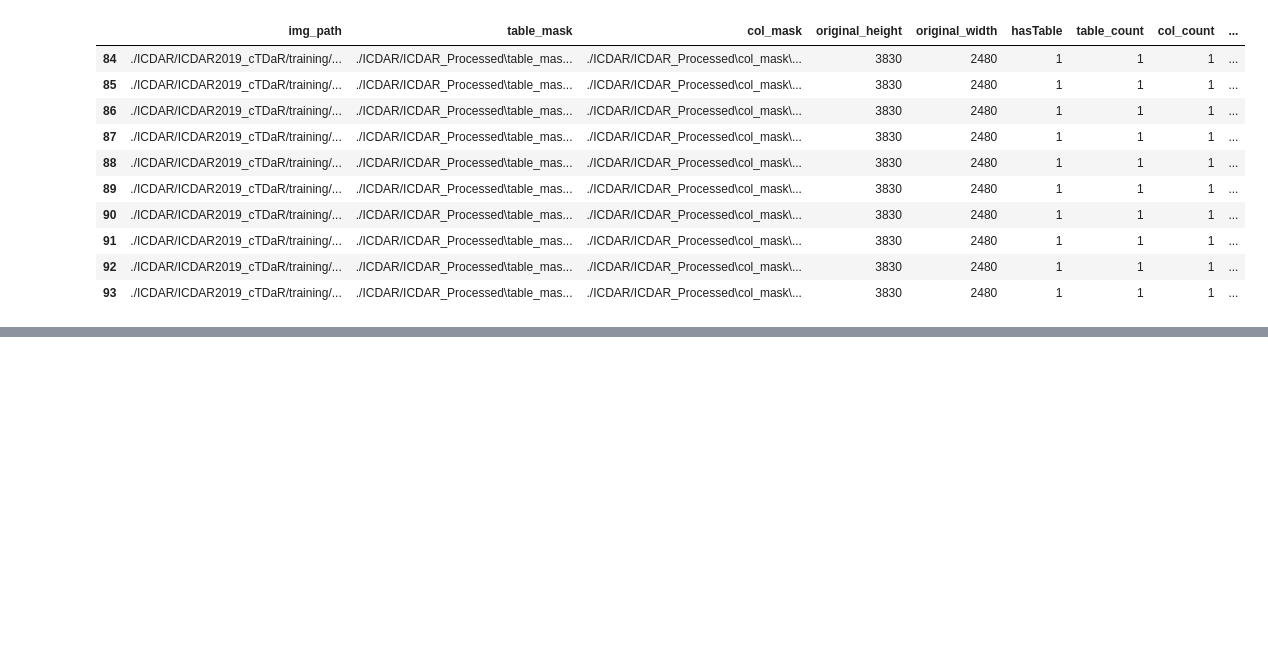
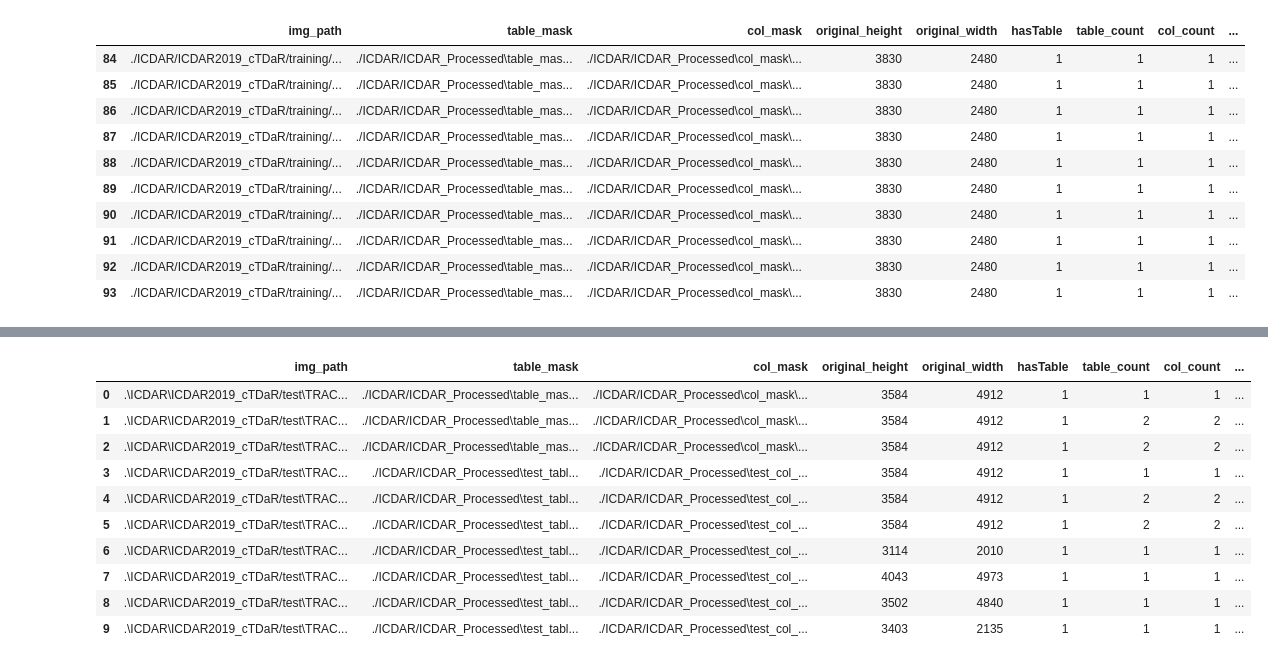
Before and after one commit to SidKad2003/TableNetForBunker, a Jupyter notebook: EDA-ICDAR.ipynb, the cells around one changed output, grey strips where cells are left out. Drawn from its saved outputs; the diff is of its cells as text; code cells hidden in the pictures; blank space fills up the shorter version.

Commit message:
DATA IS READY

```diff
--- a/EDA-ICDAR.ipynb
+++ b/EDA-ICDAR.ipynb
@@ -886,0 +1015,16 @@ temp3.tail(10)
+# %%
+dpf = pd.read_csv("processed_data_ICDAR_testdata.csv")
+# %%
+dpf.head(10)
+# %% [output]
+|  | img_path | table_mask | col_mask | original_height | original_width | hasTable | table_count | col_count | ... |
+| 0 | .\ICDAR\ICDAR2019_cTDaR/test\TRAC... | ./ICDAR/ICDAR_Processed\table_mas... | ./ICDAR/ICDAR_Processed\col_mask\... | 3584 | 4912 | 1 | 1 | 1 | ... |
+| 1 | .\ICDAR\ICDAR2019_cTDaR/test\TRAC... | ./ICDAR/ICDAR_Processed\table_mas... | ./ICDAR/ICDAR_Processed\col_mask\... | 3584 | 4912 | 1 | 2 | 2 | ... |
+| 2 | .\ICDAR\ICDAR2019_cTDaR/test\TRAC... | ./ICDAR/ICDAR_Processed\table_mas... | ./ICDAR/ICDAR_Processed\col_mask\... | 3584 | 4912 | 1 | 2 | 2 | ... |
+| 3 | .\ICDAR\ICDAR2019_cTDaR/test\TRAC... | ./ICDAR/ICDAR_Processed\test_tabl... | ./ICDAR/ICDAR_Processed\test_col_... | 3584 | 4912 | 1 | 1 | 1 | ... |
+| 4 | .\ICDAR\ICDAR2019_cTDaR/test\TRAC... | ./ICDAR/ICDAR_Processed\test_tabl... | ./ICDAR/ICDAR_Processed\test_col_... | 3584 | 4912 | 1 | 2 | 2 | ... |
+| 5 | .\ICDAR\ICDAR2019_cTDaR/test\TRAC... | ./ICDAR/ICDAR_Processed\test_tabl... | ./ICDAR/ICDAR_Processed\test_col_... | 3584 | 4912 | 1 | 2 | 2 | ... |
+| 6 | .\ICDAR\ICDAR2019_cTDaR/test\TRAC... | ./ICDAR/ICDAR_Processed\test_tabl... | ./ICDAR/ICDAR_Processed\test_col_... | 3114 | 2010 | 1 | 1 | 1 | ... |
+| 7 | .\ICDAR\ICDAR2019_cTDaR/test\TRAC... | ./ICDAR/ICDAR_Processed\test_tabl... | ./ICDAR/ICDAR_Processed\test_col_... | 4043 | 4973 | 1 | 1 | 1 | ... |
+| 8 | .\ICDAR\ICDAR2019_cTDaR/test\TRAC... | ./ICDAR/ICDAR_Processed\test_tabl... | ./ICDAR/ICDAR_Processed\test_col_... | 3502 | 4840 | 1 | 1 | 1 | ... |
+| 9 | .\ICDAR\ICDAR2019_cTDaR/test\TRAC... | ./ICDAR/ICDAR_Processed\test_tabl... | ./ICDAR/ICDAR_Processed\test_col_... | 3403 | 2135 | 1 | 1 | 1 | ... |
```
Also changed, not shown: parts of 11 cells of this notebook.
